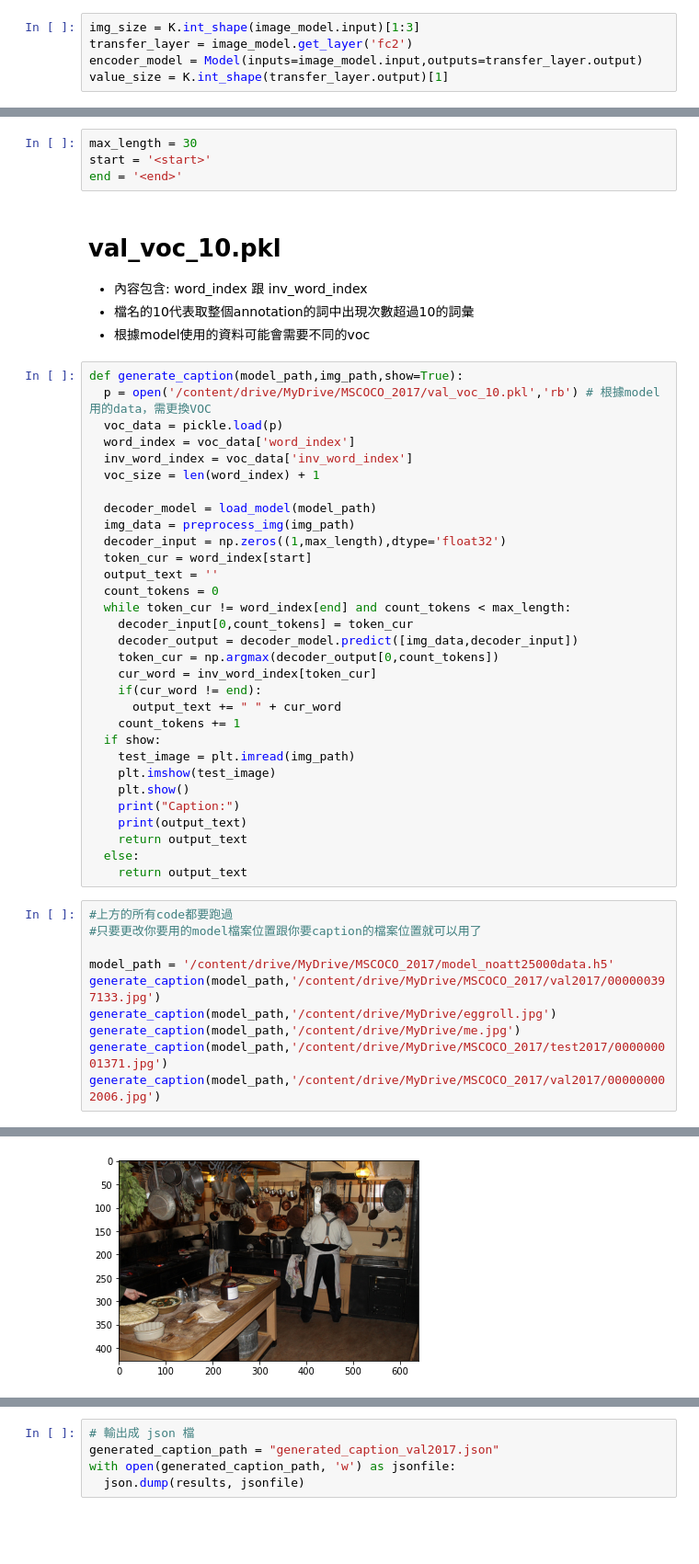
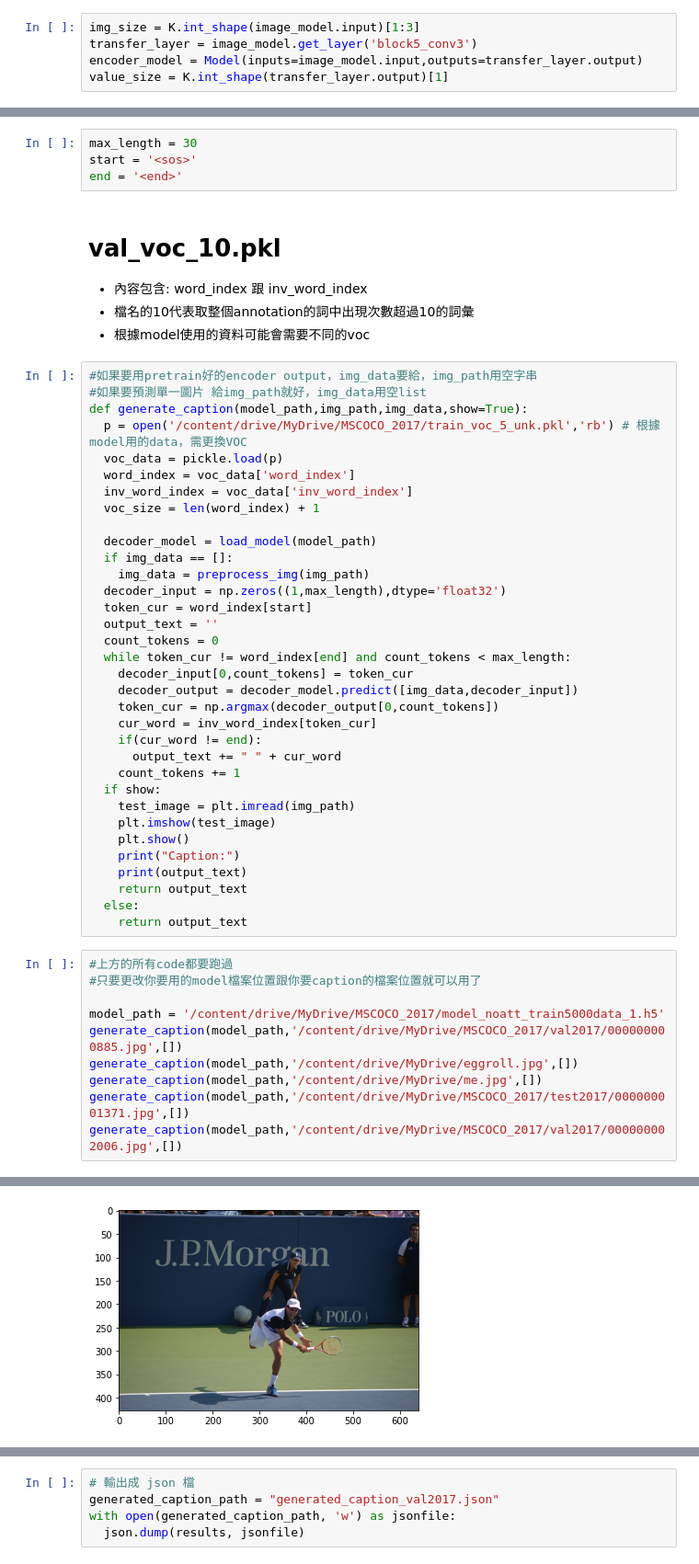
Before and after one commit to hsuanchia/Image-caption, a Jupyter notebook: generate_caption.ipynb, the cells around one changed output, grey strips where cells are left out. Shown at 92% size. Cells and saved outputs as stored; diff of their text form; blank space fills up the shorter version.

```diff
--- a/generate_caption.ipynb
+++ b/generate_caption.ipynb
@@ -42,7 +43,7 @@ Non-trainable params: 0
 _________________________________________________________________
 # %%
 img_size = K.int_shape(image_model.input)[1:3]
-transfer_layer = image_model.get_layer('fc2')
+transfer_layer = image_model.get_layer('block5_conv3')
 encoder_model = Model(inputs=image_model.input,outputs=transfer_layer.output)
 value_size = K.int_shape(transfer_layer.output)[1]
 # %%
@@ -58,7 +59,7 @@ def preprocess_img(path):
   return features
 # %%
 max_length = 30
-start = '<start>'
+start = '<sos>'
 end = '<end>'
 # %% [markdown]
 # val_voc_10.pkl
@@ -66,15 +67,18 @@ end = '<end>'
 * 檔名的10代表取整個annotation的詞中出現次數超過10的詞彙
 * 根據model使用的資料可能會需要不同的voc
 # %%
-def generate_caption(model_path,img_path,show=True):
-  p = open('/content/drive/MyDrive/MSCOCO_2017/val_voc_10.pkl','rb') # 根據model用的data，需更換VOC
+#如果要用pretrain好的encoder output，img_data要給，img_path用空字串
+#如果要預測單一圖片 給img_path就好，img_data用空list
+def generate_caption(model_path,img_path,img_data,show=True):
+  p = open('/content/drive/MyDrive/MSCOCO_2017/train_voc_5_unk.pkl','rb') # 根據model用的data，需更換VOC
   voc_data = pickle.load(p)
   word_index = voc_data['word_index']
   inv_word_index = voc_data['inv_word_index']
   voc_size = len(word_index) + 1
 
   decoder_model = load_model(model_path)
-  img_data = preprocess_img(img_path)
+  if img_data == []:
+    img_data = preprocess_img(img_path)
   decoder_input = np.zeros((1,max_length),dtype='float32')
   token_cur = word_index[start]
   output_text = ''
@@ -99,14 +103,14 @@ def generate_caption(model_path,img_path,show=True):
 # %%
 #上方的所有code都要跑過
 #只要更改你要用的model檔案位置跟你要caption的檔案位置就可以用了
 
-model_path = '/content/drive/MyDrive/MSCOCO_2017/model_noatt25000data.h5'
-generate_caption(model_path,'/content/drive/MyDrive/MSCOCO_2017/val2017/000000397133.jpg')
-generate_caption(model_path,'/content/drive/MyDrive/eggroll.jpg')
-generate_caption(model_path,'/content/drive/MyDrive/me.jpg')
-generate_caption(model_path,'/content/drive/MyDrive/MSCOCO_2017/test2017/000000001371.jpg')
-generate_caption(model_path,'/content/drive/MyDrive/MSCOCO_2017/val2017/000000002006.jpg')
+model_path = '/content/drive/MyDrive/MSCOCO_2017/model_noatt_train5000data_1.h5'
+generate_caption(model_path,'/content/drive/MyDrive/MSCOCO_2017/val2017/000000000885.jpg',[])
+generate_caption(model_path,'/content/drive/MyDrive/eggroll.jpg',[])
+generate_caption(model_path,'/content/drive/MyDrive/me.jpg',[])
+generate_caption(model_path,'/content/drive/MyDrive/MSCOCO_2017/test2017/000000001371.jpg',[])
+generate_caption(model_path,'/content/drive/MyDrive/MSCOCO_2017/val2017/000000002006.jpg',[])
 # %% [output]
 WARNING:tensorflow:Error in loading the saved optimizer state. As a result, your model is starting with a freshly initialized optimizer.
-[figure, old version]
+[figure, new version]
 Caption:
```
Also changed, not shown: parts of 16 cells of this notebook.
